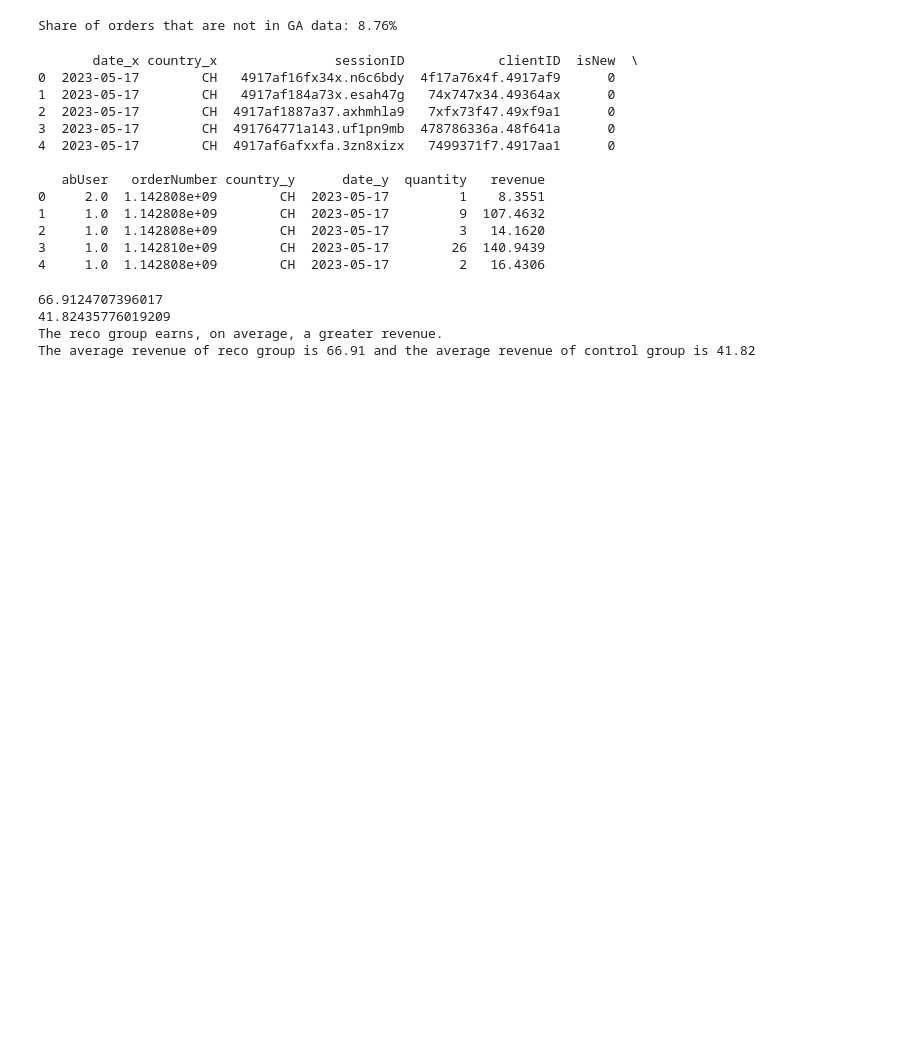
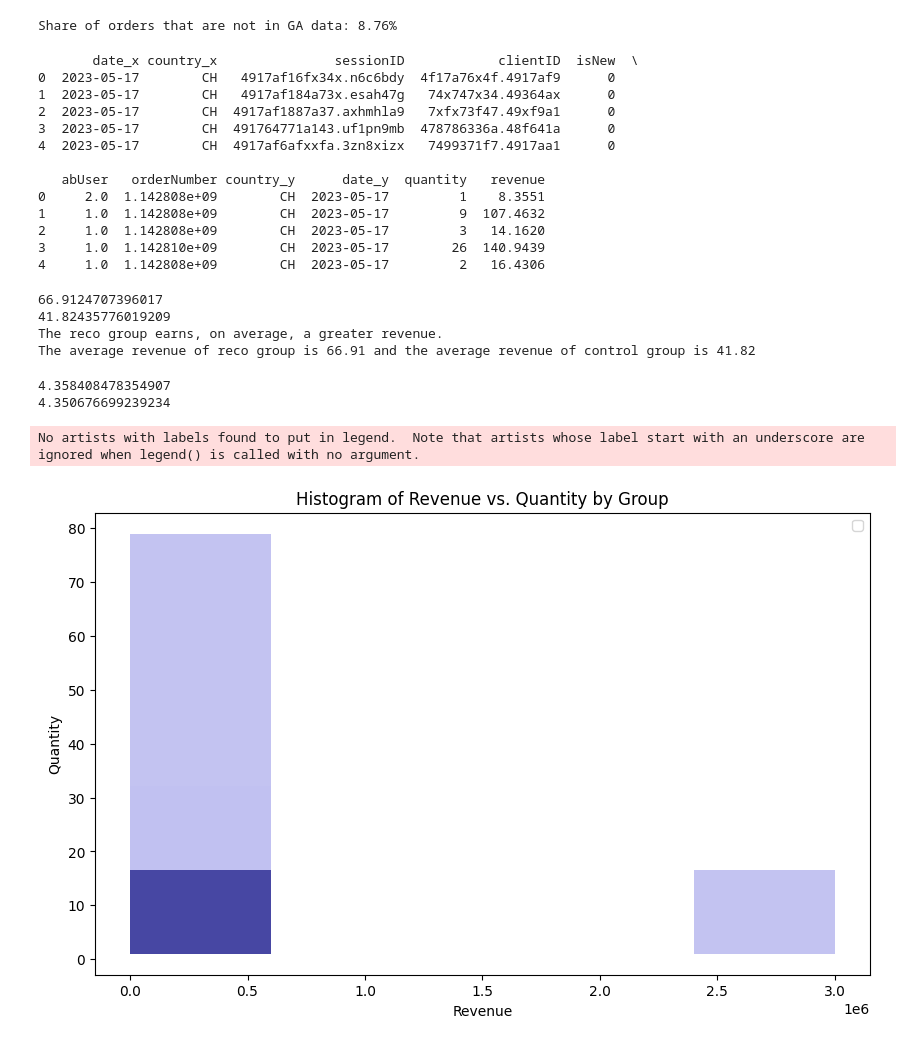
Before and after one commit to KlaraMartinaskova/notino, a Jupyter notebook: development_file.ipynb, the cells around one changed output. Saved outputs shown, nothing was run; the diff lists cells and outputs as text; code cells hidden in the pictures; blank space fills up the shorter version.

Commit message:
try to find best way for vizualization quantity

```diff
--- a/development_file.ipynb
+++ b/development_file.ipynb
@@ -253,0 +255,34 @@ The average revenue of reco group is 66.91 and the average revenue of control gr
+# %%
+reco_quantity_mean = df_join['quantity'][df_join['abUser']==1].mean()
+ceontrol_quantity_mean = df_join['quantity'][df_join['abUser']==2].mean()
+
+print(reco_quantity_mean)
+print(ceontrol_quantity_mean)
+
+# almost same, need visualization of distribution
+
+#df_join.loc[df_join[df_join['abUser']==1].quantity]
+# %% [output]
+4.358408478354907
+4.350676699239234
+# %%
+# Filter the DataFrame for group == 1 and group == 2
+group_1_data = df_join[df_join['abUser'] == 1]
+group_2_data = df_join[df_join['abUser'] == 2]
+
+# Create histograms for each group using Seaborn
+plt.figure(figsize=(10, 6))  # Set the figure size
+sns.histplot(data=group_1_data, x='revenue', y='quantity', bins=5, color='blue', label='Group 1')
+sns.histplot(data=group_2_data, x='revenue', y='quantity', bins=5, color='red', label='Group 2')
+
+# Customize the plot
+plt.xlabel('Revenue')
+plt.ylabel('Quantity')
+plt.title('Histogram of Revenue vs. Quantity by Group')
+plt.legend(loc='upper right')
+
+# Show the plot
+plt.show()
+# %% [output]
+No artists with labels found to put in legend.  Note that artists whose label start with an underscore are ignored when legend() is called with no argument.
+[figure, added]
```
Also changed, not shown: parts of 9 cells of this notebook, 1 other file.
